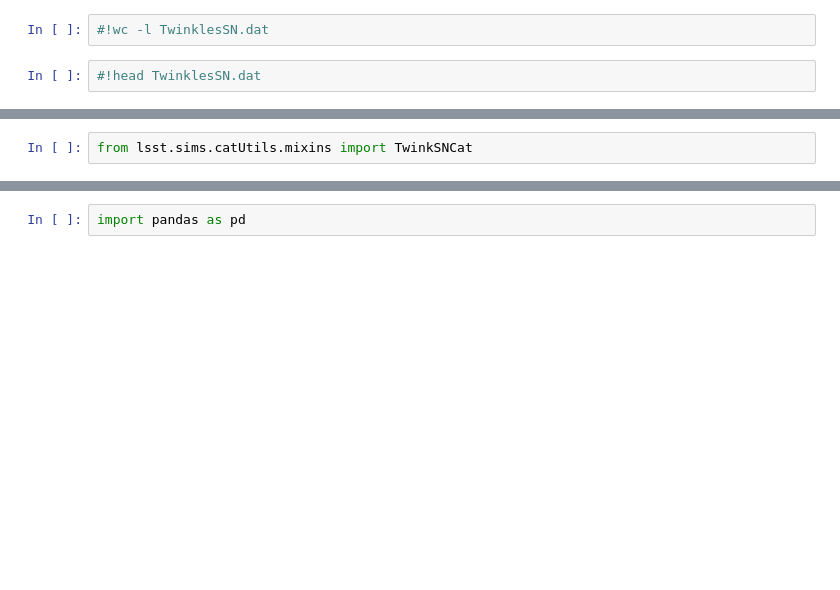
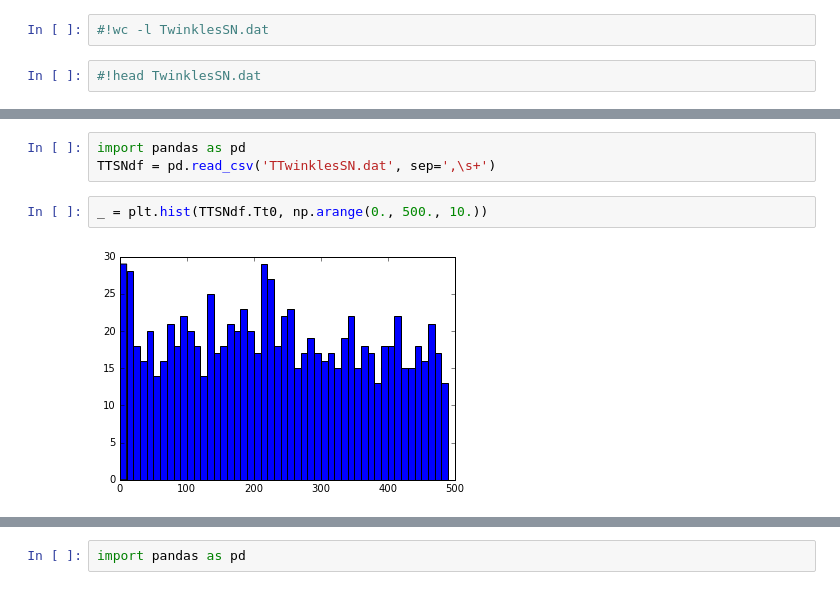
Before and after one commit to lsst-sims/legacy_sims_catUtils, a Jupyter notebook: examples/Using_SNModels_dbObj.ipynb, the cells around one changed output, grey strips where cells are left out. Saved outputs shown, nothing was run; the diff lists cells and outputs as text; blank space fills up the shorter version.

```diff
--- a/examples/Using_SNModels_dbObj.ipynb
+++ b/examples/Using_SNModels_dbObj.ipynb
@@ -83,2 +123,7 @@ TwinklesObsMetaDataSmall.bandpass
-# %%
-from lsst.sims.catUtils.mixins import TwinkSNCat
+# %%
+import pandas as pd
+TTSNdf = pd.read_csv('TTwinklesSN.dat', sep=',\s+')
+# %%
+_ = plt.hist(TTSNdf.Tt0, np.arange(0., 500., 10.))
+# %% [output]
+[figure, added]
```
Also changed, not shown: parts of 32 cells of this notebook, 6 other files.
